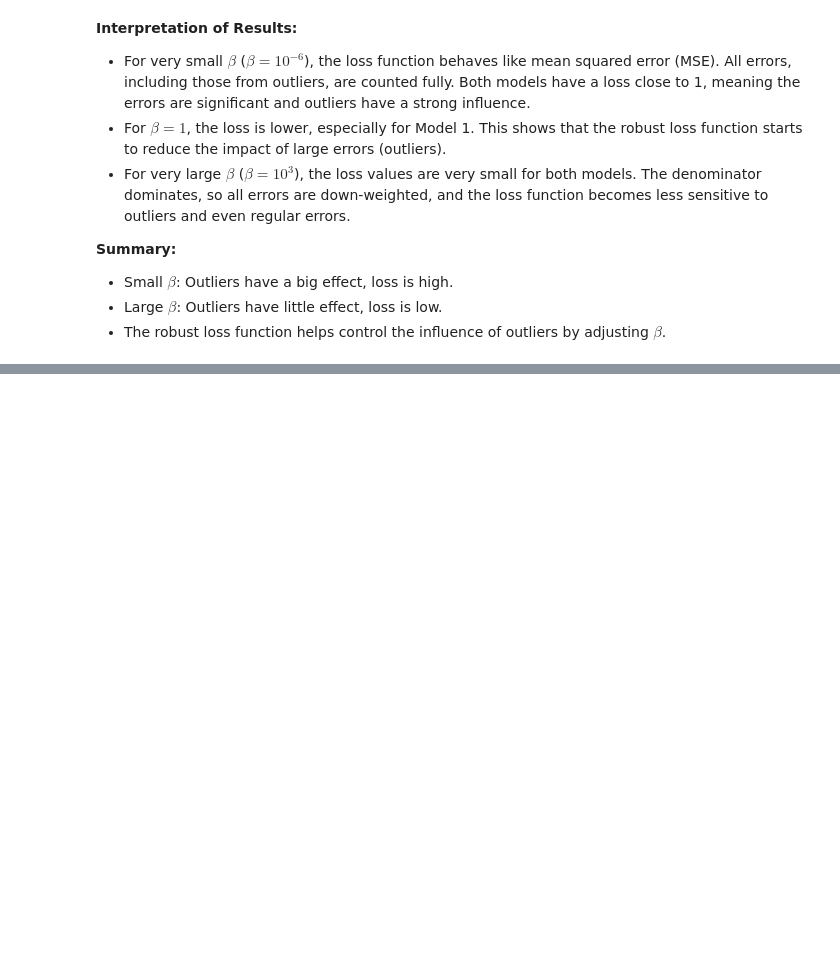
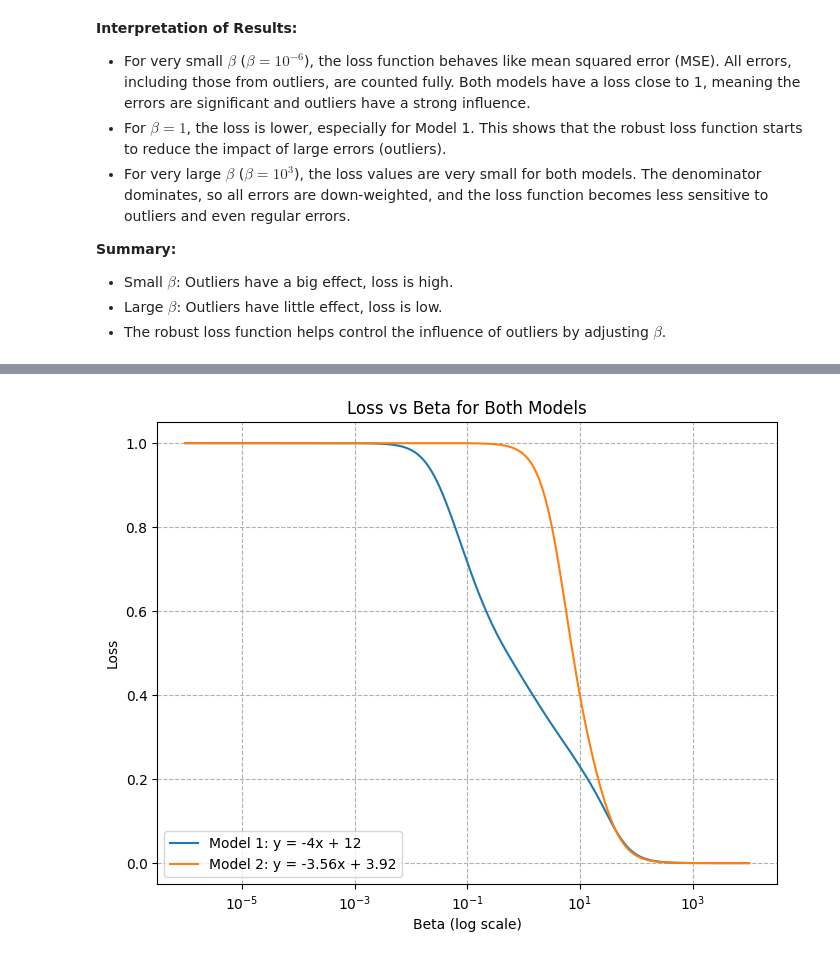
Before and after one commit to JeewanthaSadaruwan/Learning-from-data-and-related-challenges-and-linear-models-for-regression-, a Jupyter notebook: assignment1.ipynb, the cells around one changed output, grey strips where cells are left out. Saved outputs shown, nothing was run; the diff lists cells and outputs as text; code cells hidden in the pictures; blank space fills up the shorter version.

```diff
--- a/assignment1.ipynb
+++ b/assignment1.ipynb
@@ -133,0 +151,19 @@ Beta: 1000, Loss1: 0.000227, Loss2: 0.000188
+# %%
+# Range of beta values
+beta_values = np.logspace(-6, 4, 200)
+loss1 = [loss_value(y, model1, beta) for beta in beta_values]
+loss2 = [loss_value(y, model2, beta) for beta in beta_values]
+
+# Plot
+plt.figure(figsize=(8,6))
+plt.plot(beta_values, loss1, label='Model 1: y = -4x + 12')
+plt.plot(beta_values, loss2, label='Model 2: y = -3.56x + 3.92')
+plt.xscale('log')
+plt.xlabel('Beta (log scale)')
+plt.ylabel('Loss')
+plt.title('Loss vs Beta for Both Models')
+plt.legend()
+plt.grid(True, which='both', ls='--')
+plt.show()
+# %% [output]
+[figure, added]
```
Also changed, not shown: parts of 10 cells of this notebook.
